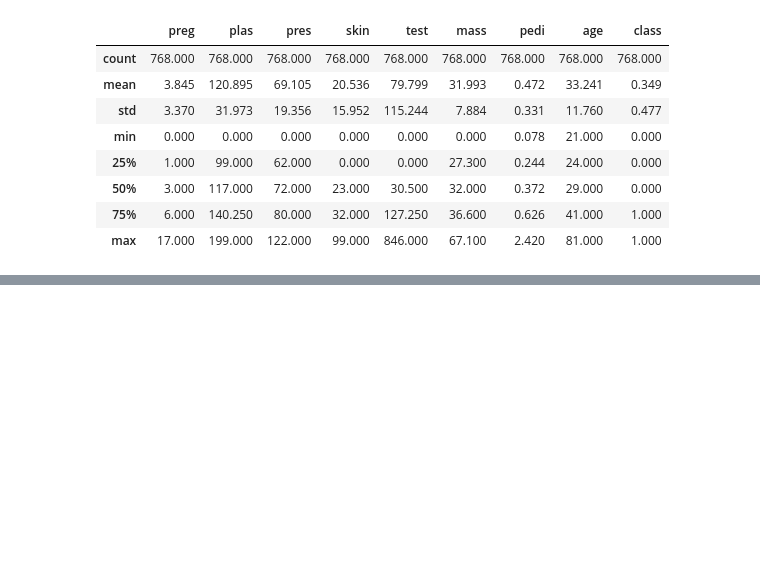
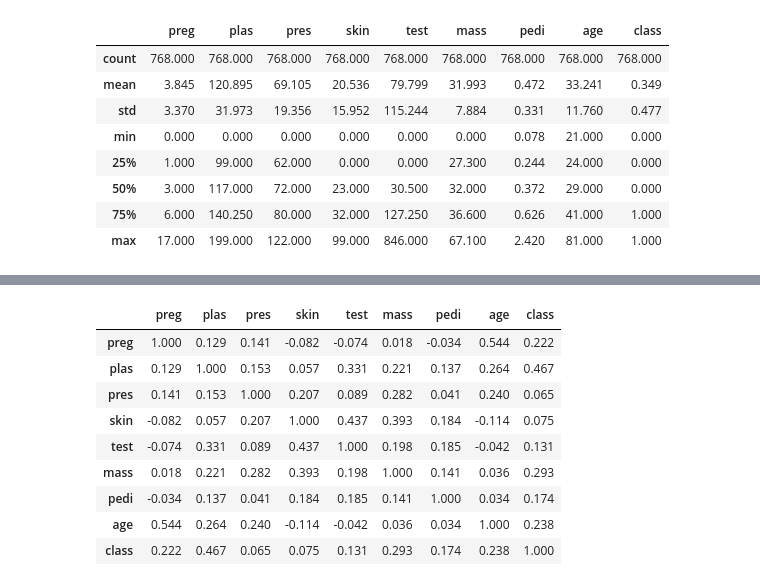
Before and after one commit to marcelounb/ML-Mastery-with-Python-Course, a Jupyter notebook: chap5_Understand_Your_Data.ipynb, the cells around one changed output, grey strips where cells are left out. Cells and saved outputs as stored; diff of their text form; code cells hidden in the pictures; blank space fills up the shorter version.

```diff
--- a/chap5_Understand_Your_Data.ipynb
+++ b/chap5_Understand_Your_Data.ipynb
@@ -67,0 +95,14 @@ description
+# %%
+correlations = data.corr(method='pearson')
+correlations
+# %% [output]
+|  | preg | plas | pres | skin | test | mass | pedi | age | class |
+| preg | 1.000 | 0.129 | 0.141 | -0.082 | -0.074 | 0.018 | -0.034 | 0.544 | 0.222 |
+| plas | 0.129 | 1.000 | 0.153 | 0.057 | 0.331 | 0.221 | 0.137 | 0.264 | 0.467 |
+| pres | 0.141 | 0.153 | 1.000 | 0.207 | 0.089 | 0.282 | 0.041 | 0.240 | 0.065 |
+| skin | -0.082 | 0.057 | 0.207 | 1.000 | 0.437 | 0.393 | 0.184 | -0.114 | 0.075 |
+| test | -0.074 | 0.331 | 0.089 | 0.437 | 1.000 | 0.198 | 0.185 | -0.042 | 0.131 |
+| mass | 0.018 | 0.221 | 0.282 | 0.393 | 0.198 | 1.000 | 0.141 | 0.036 | 0.293 |
+| pedi | -0.034 | 0.137 | 0.041 | 0.184 | 0.185 | 0.141 | 1.000 | 0.034 | 0.174 |
+| age | 0.544 | 0.264 | 0.240 | -0.114 | -0.042 | 0.036 | 0.034 | 1.000 | 0.238 |
+| class | 0.222 | 0.467 | 0.065 | 0.075 | 0.131 | 0.293 | 0.174 | 0.238 | 1.000 |
```
Also changed, not shown: parts of 6 cells of this notebook.
